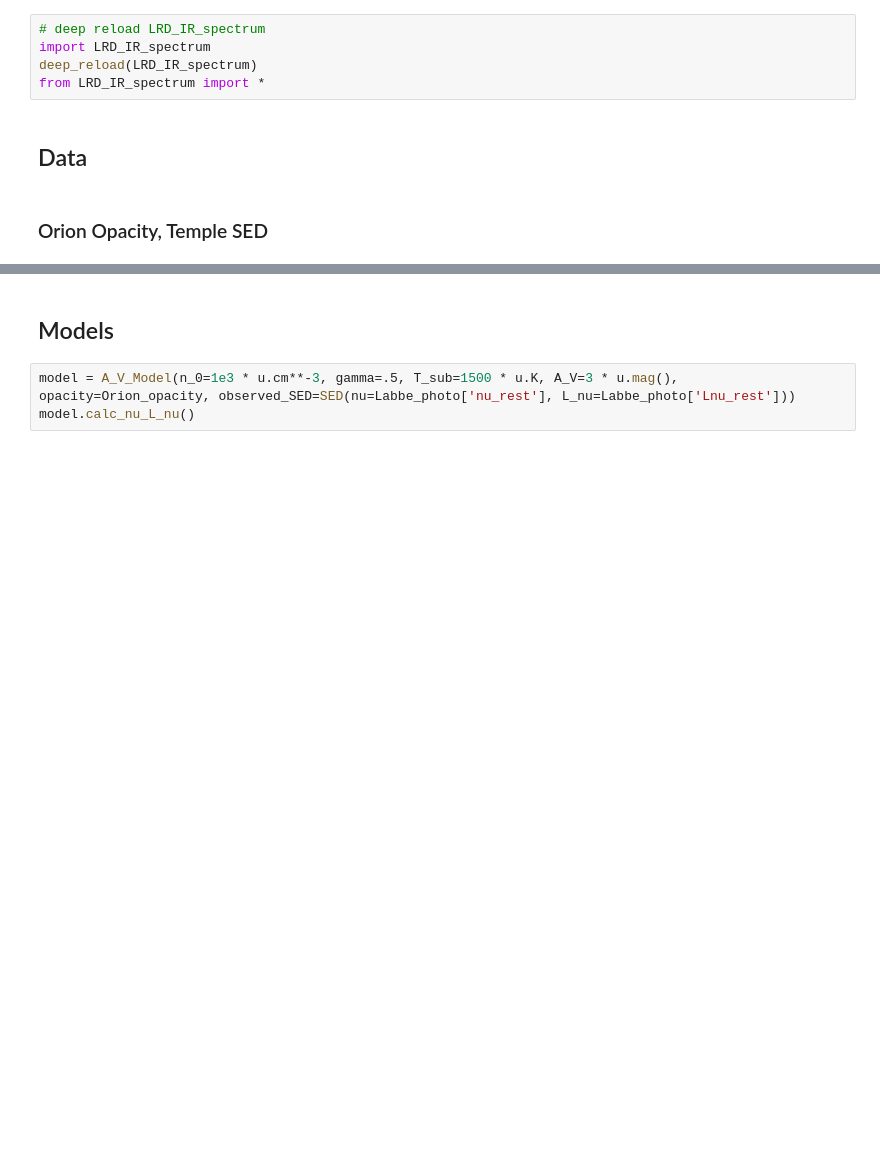
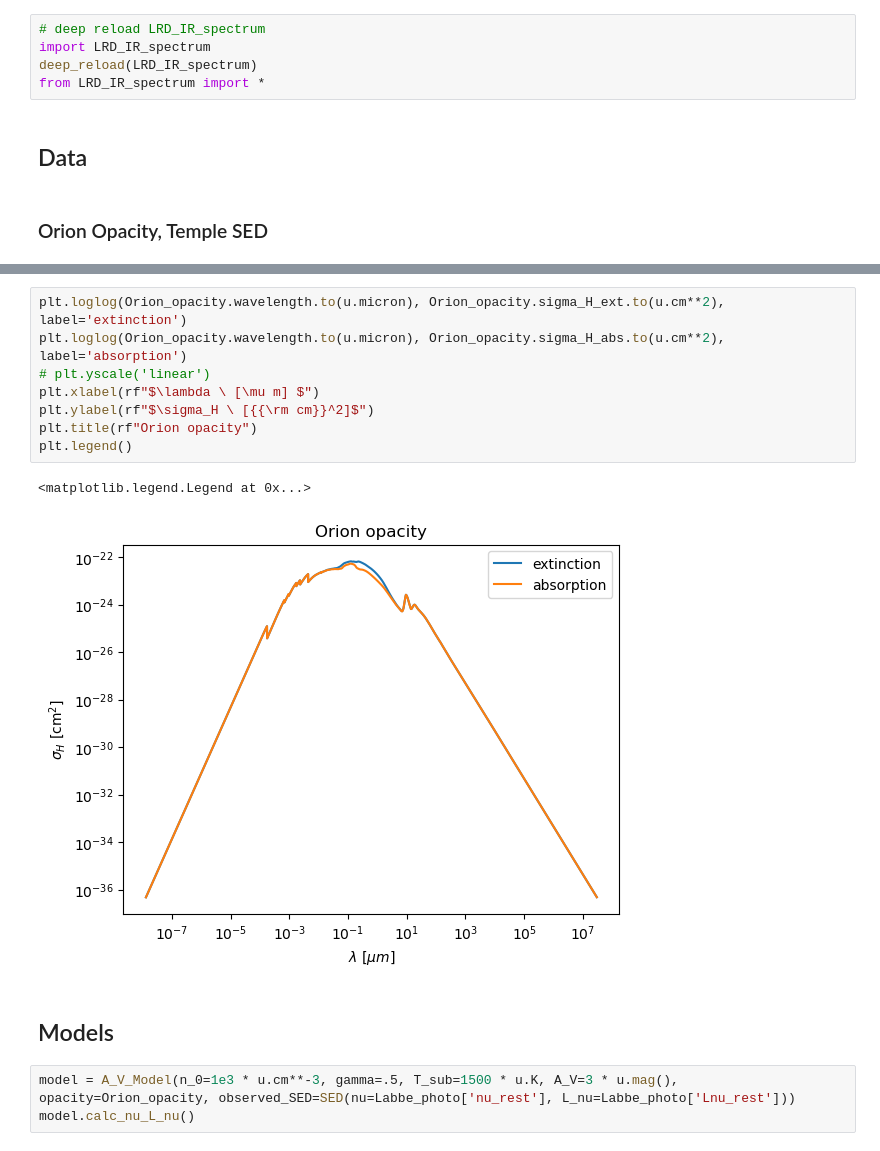
Before and after one commit to c-kj/LRD_dust_modeling, a Jupyter notebook: notebooks/处理 SED 和 opacity.ipynb, the cells around one changed output, grey strips where cells are left out. Drawn from its saved outputs; the diff is of its cells as text; blank space fills up the shorter version.

```diff
--- a/notebooks/处理 SED 和 opacity.ipynb
+++ b/notebooks/处理 SED 和 opacity.ipynb
@@ -87,3 +115,14 @@ ax.set_aspect(.5)
+# %%
+plt.loglog(Orion_opacity.wavelength.to(u.micron), Orion_opacity.sigma_H_ext.to(u.cm**2), label='extinction')
+plt.loglog(Orion_opacity.wavelength.to(u.micron), Orion_opacity.sigma_H_abs.to(u.cm**2), label='absorption')
+# plt.yscale('linear')
+plt.xlabel(rf"$\lambda \ [\mu m] $")
+plt.ylabel(rf"$\sigma_H \ [{{\rm cm}}^2]$")
+plt.title(rf"Orion opacity")
+plt.legend()
+# %% [output]
+<matplotlib.legend.Legend at 0x...>
+[figure, added]
 # %% [markdown]
 ## Models
 # %%
```
Also changed, not shown: parts of 16 cells of this notebook, 5 other files.
